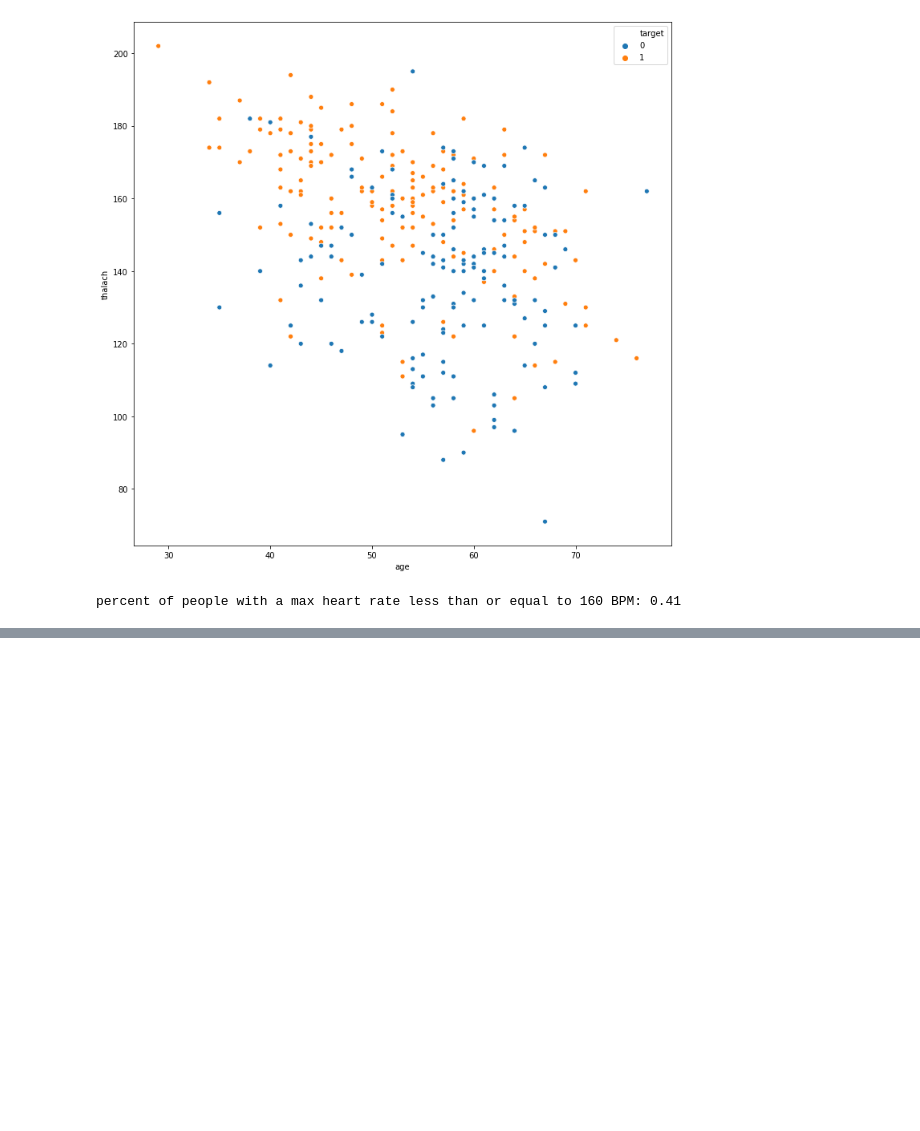
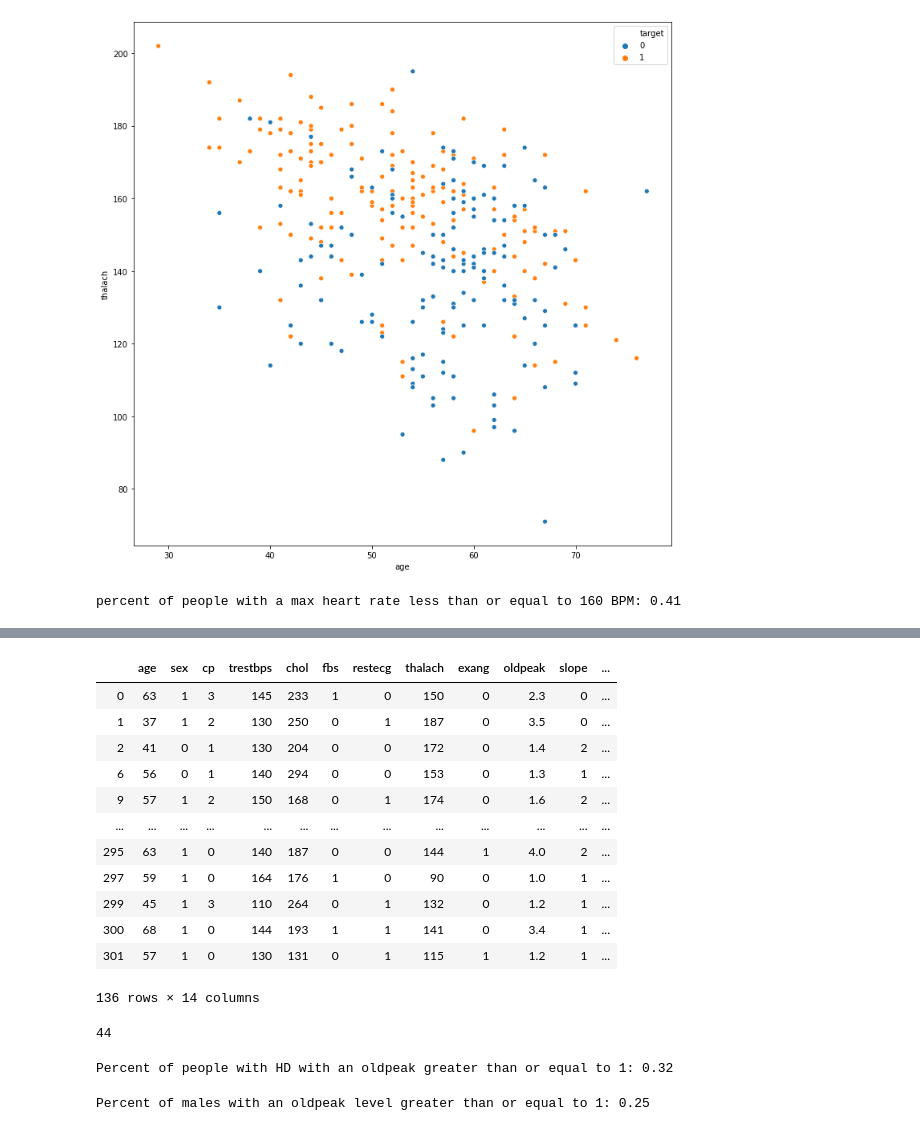
Before and after one commit to joseh4/Detecting_Heart_Disease, a Jupyter notebook: Exploratory Analysis.ipynb, the cells around one changed output, grey strips where cells are left out. Cells and saved outputs as stored; diff of their text form; code cells hidden in the pictures; blank space fills up the shorter version.

```diff
--- a/Exploratory Analysis.ipynb
+++ b/Exploratory Analysis.ipynb
@@ -346,0 +349,3 @@ percent of people with a max heart rate less than or equal to 160 BPM: 0.41
+# %%
+st = df
+st.head()
@@ -346,0 +365,32 @@ percent of people with a max heart rate less than or equal to 160 BPM: 0.41
+# %%
+oldpeak = st.loc[st['oldpeak']>=1]
+oldpeak
+# %% [output]
+|  | age | sex | cp | trestbps | chol | fbs | restecg | thalach | exang | oldpeak | slope | ... |
+| 0 | 63 | 1 | 3 | 145 | 233 | 1 | 0 | 150 | 0 | 2.3 | 0 | ... |
+| 1 | 37 | 1 | 2 | 130 | 250 | 0 | 1 | 187 | 0 | 3.5 | 0 | ... |
+| 2 | 41 | 0 | 1 | 130 | 204 | 0 | 0 | 172 | 0 | 1.4 | 2 | ... |
+| 6 | 56 | 0 | 1 | 140 | 294 | 0 | 0 | 153 | 0 | 1.3 | 1 | ... |
+| 9 | 57 | 1 | 2 | 150 | 168 | 0 | 1 | 174 | 0 | 1.6 | 2 | ... |
+| ... | ... | ... | ... | ... | ... | ... | ... | ... | ... | ... | ... | ... |
+| 295 | 63 | 1 | 0 | 140 | 187 | 0 | 0 | 144 | 1 | 4.0 | 2 | ... |
+| 297 | 59 | 1 | 0 | 164 | 176 | 1 | 0 | 90 | 0 | 1.0 | 1 | ... |
+| 299 | 45 | 1 | 3 | 110 | 264 | 0 | 1 | 132 | 0 | 1.2 | 1 | ... |
+| 300 | 68 | 1 | 0 | 144 | 193 | 1 | 1 | 141 | 0 | 3.4 | 1 | ... |
+| 301 | 57 | 1 | 0 | 130 | 131 | 0 | 1 | 115 | 1 | 1.2 | 1 | ... |
+136 rows × 14 columns
+# %%
+len(oldpeak.loc[oldpeak['target']==1])
+# %% [output]
+44
+# %%
+print("Percent of people with HD with an oldpeak greater than or equal to 1:",round((44/136),2))
+# %% [output]
+Percent of people with HD with an oldpeak greater than or equal to 1: 0.32
+# %%
+# Percent of males with HD and oldpeak greater than or equal to 1
+
+male_oldpeak = oldpeak.loc[oldpeak['sex']==1]
+print("Percent of males with an oldpeak level greater than or equal to 1:",round(len(male_oldpeak.loc[male_oldpeak['target']==1])/len(male_oldpeak),2))
+# %% [output]
+Percent of males with an oldpeak level greater than or equal to 1: 0.25
```
Also changed, not shown: parts of 3 cells of this notebook.
